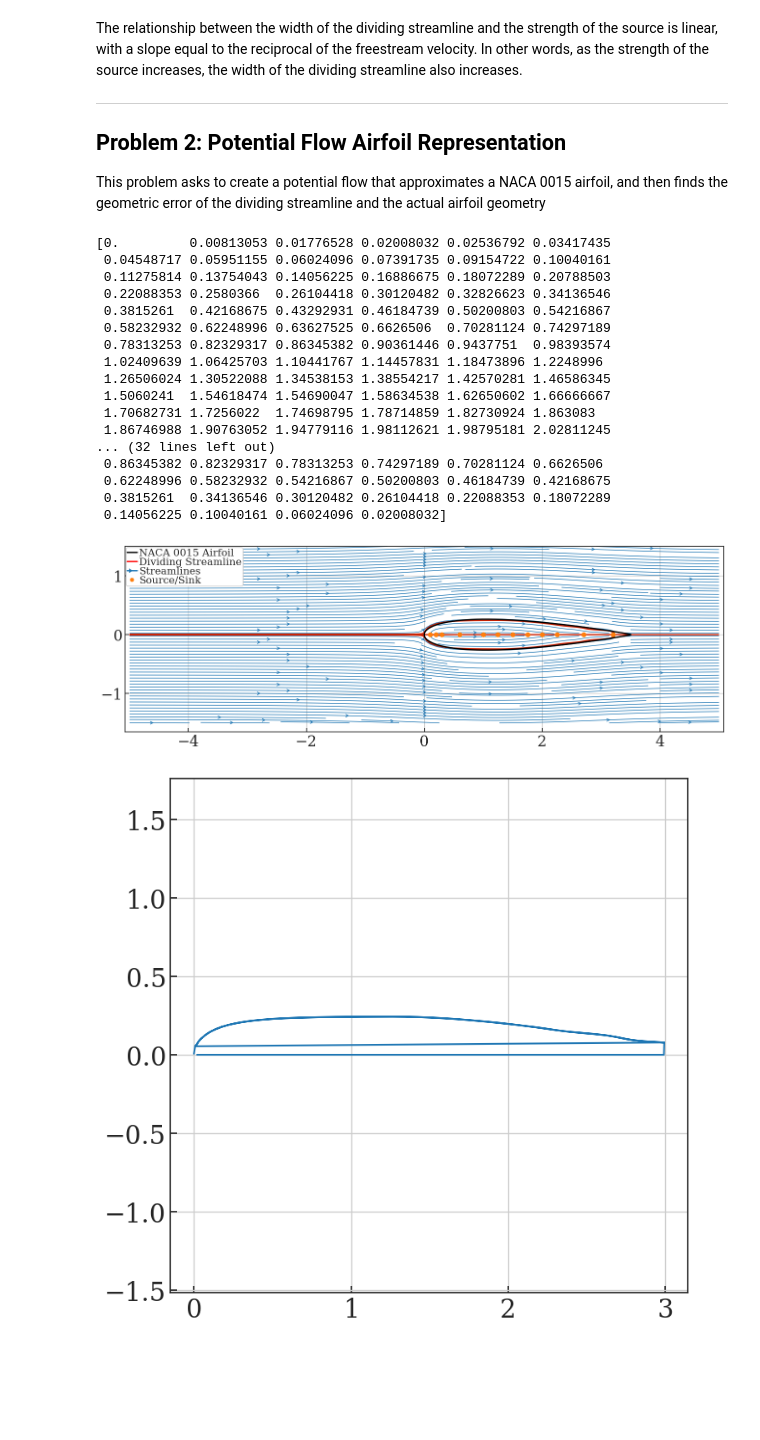
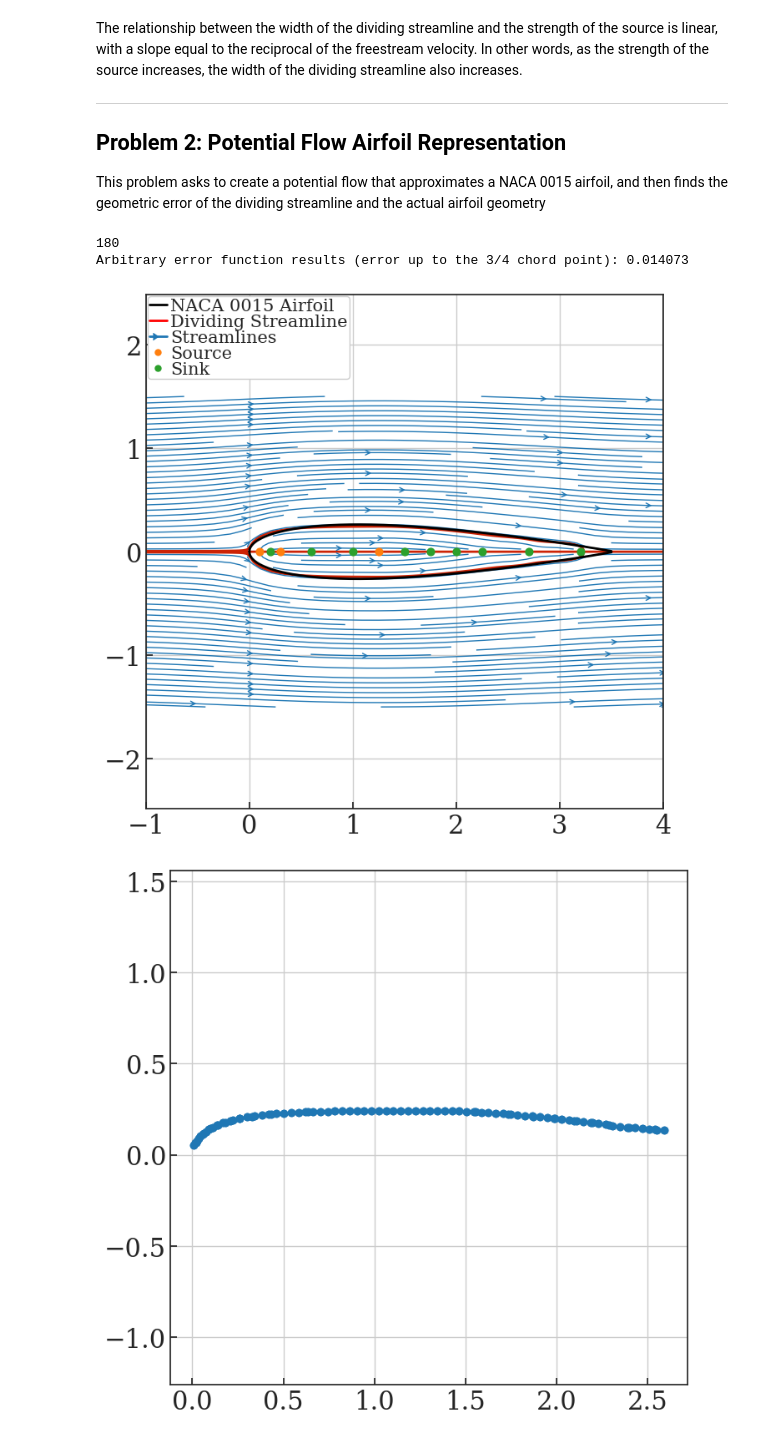
Before and after one commit to ndrichmond/EAE127, a Jupyter notebook: Project 2/EAE127_P2_Richmond_Nicholas.ipynb, the cells around one changed output. Drawn from its saved outputs; the diff is of its cells as text; code cells hidden in the pictures; blank space fills up the shorter version.

```diff
--- a/Project 2/EAE127_P2_Richmond_Nicholas.ipynb
+++ b/Project 2/EAE127_P2_Richmond_Nicholas.ipynb
@@ -377,7 +377,7 @@ U_Total = 0
 V_Total = 0
 psi_Total = 0
 
-Strengths = np.array([4.8, -0.4, 0.1, -.1, -.1, 0.3, -.4, -0.5, -0.6, -0.9, -1, -1.3])
+Strengths = np.array([4.8, -0.4, 0.1, -.1, -.1, 0.3, -.4, -0.5, -0.6, -0.8, -0.9, -1.5])
 x_loc = np.array([0.1, 0.2, 0.3, 0.6, 1, 1.25, 1.5, 1.75, 2, 2.25, 2.7, 3.2])
 y_loc = np.array([0, 0, 0, 0, 0, 0, 0, 0, 0, 0, 0, 0])
 
@@ -410,29 +410,36 @@ upperSurface = 3.5 * upperSurface
 lowerSurface = 3.5 * lowerSurface
 x_airfoil = x_airfoil * 3.5
 
-plt.figure(figsize=(16,5))
+plt.figure()
 plt.rc('legend',fontsize=15) #change legend size to accomodate large titles
 
 plt.streamplot(X, Y, U_Total, V_Total, density=2,linewidth=1, arrowsize=1, arrowstyle='->')
 plt.contour(X, Y, psi_Total, levels=[0], colors='#CD2305', linewidths=2, linestyles='solid',zorder = 1)
 
-for s in x_loc:
-    plt.scatter(s, y_source, color = colors[1], s = 40, marker ='o',zorder = 2)
+for i in range(len(x_loc)):
+    s = x_loc[i]
+    if Strengths[i] > 0:
+        plt.scatter(s, y_source, color = colors[1], s = 40, marker ='o',zorder = 2)
+    else:
+        plt.scatter(s, y_source, color = colors[2], s = 40, marker ='o',zorder = 2)
 
 plt.plot(x_airfoil,upperSurface,color = "black", linewidth = 2)
 plt.plot(x_airfoil,lowerSurface,color = "black", linewidth = 2)
 plt.axis("equal")
+plt.xlim(-1,4)
+plt.ylim(-1.5,1.5)
 
 line1 = mlines.Line2D([], [], color='black', linestyle='-', linewidth=2, label='NACA 0015 Airfoil')
 line2 = mlines.Line2D([], [], color='red', linestyle='-', linewidth=2, label='Dividing Streamline')
 line3 = mlines.Line2D([], [], color=colors[0], linestyle='-', linewidth=2, marker = 5, label='Streamlines')
-line4 = mlines.Line2D([], [], color=colors[1], linestyle='-', linewidth=0,marker = 'o',markersize = 5, label='Source/Sink')
+line4 = mlines.Line2D([], [], color=colors[1], linestyle='-', linewidth=0,marker = 'o',markersize = 5, label='Source')
+line5 = mlines.Line2D([], [], color=colors[2], linestyle='-', linewidth=0,marker = 'o',markersize = 5, label='Sink')
 
-plt.legend(handles = [line1,line2,line3,line4],loc="upper left",framealpha = 1);
+plt.legend(handles = [line1,line2,line3,line4,line5],loc="upper left",framealpha = 1);
 
 # (below function from supplement)
 # In order to extract the dividing streamline, we can use the following function.
-def collect_contour(X, Y, psi, xs = 0, xe = 3, af = 1):
+def collect_contour(X, Y, psi, xs = 0, xe = 2.625, af = 1):
     if af == 1:
         levels = 0
 
@@ -443,55 +450,60 @@ def collect_contour(X, Y, psi, xs = 0, xe = 3, af = 1):
 
     V = P.vertices
     x_coord = np.array(V[:,0])
     y_coord = np.array(V[:,1])
 
 
     # Now we would like to remove the coordinates that aren't relevant.
     # Since we are dealing with an airfoil, lets assume the airfoil begins at (0,0) for the leading edge.
     # You may need to adjust the valuye of xe depending on 3/4s of the chord.
     p = len(x_coord)
 
-    for i in range(p-1, 0, -1):
+    for i in range(p-1, -1, -1):
         if (x_coord[i] < xs) or (x_coord[i] > xe):
+            x_coord = np.delete(x_coord, i)
+            y_coord = np.delete(y_coord, i)
+
+    #remove the line going through the center of the airfoil
+    p = len(x_coord)
+    for i in range(p-1, -1, -1):
+        if (abs(y_coord[i]) < 0.0001):
             x_coord = np.delete(x_coord, i)
             y_coord = np.delete(y_coord, i)
 
     y_coord = abs(y_coord)
     return x_coord, y_coord
 
 # The above function will give the coordinates for your dividing streamline.
 # From here you should interpolate these coordinates to a new vector for x and then use the formula provided
 # In the problem statement to determine the error for each approximation.
 # The only inputs you need will be X, Y, and the stream function for you airfoil approximation. You should change
 # levels to be equal to 0 in the plt.contour() function within the collect_contour function.
 
 x_div, y_div = collect_contour(X, Y, psi_Total)
 
-x_div[0] = 0
-x = np.linspace(0,3.5,len(y_div))
+#plots the points to make sure I am not going crazy just yet
+plt.figure()
+plt.scatter(x_div,y_div)
+plt.axis("equal")
 
-print(x_div)
+
+error = 0
+errorGraph = np.empty(0)
+y_div = abs(y_div)
+print(len(x_div))
+for i in range(len(x_div)):
+    error += abs(y_div[i] - np.interp(x_div[i],x_airfoil,upperSurface))
+    errorGraph = np.append(errorGraph,abs(y_div[i] - np.interp(x_div[i],x_airfoil,upperSurface)))
 
 plt.figure()
-plt.plot(x_div,y_div)
-plt.axis("equal");
+plt.scatter(x_div,errorGraph)
+plt.title("Error as a function of x")
+plt.xlabel("x")
+plt.ylabel("Error")
+error *= 1/(len(x_div))
+print("Arbitrary error function results (error up to the 3/4 chord point): {:.6f}".format(error))
 # %% [output]
-[0.         0.00813053 0.01776528 0.02008032 0.02536792 0.03417435
- 0.04548717 0.05951155 0.06024096 0.07391735 0.09154722 0.10040161
- 0.11275814 0.13754043 0.14056225 0.16886675 0.18072289 0.20788503
- 0.22088353 0.2580366  0.26104418 0.30120482 0.32826623 0.34136546
- 0.3815261  0.42168675 0.43292931 0.46184739 0.50200803 0.54216867
- 0.58232932 0.62248996 0.63627525 0.6626506  0.70281124 0.74297189
- 0.78313253 0.82329317 0.86345382 0.90361446 0.9437751  0.98393574
- 1.02409639 1.06425703 1.10441767 1.14457831 1.18473896 1.2248996
- 1.26506024 1.30522088 1.34538153 1.38554217 1.42570281 1.46586345
- 1.5060241  1.54618474 1.54690047 1.58634538 1.62650602 1.66666667
- 1.70682731 1.7256022  1.74698795 1.78714859 1.82730924 1.863083
- 1.86746988 1.90763052 1.94779116 1.98112621 1.98795181 2.02811245
-... (32 lines left out)
- 0.86345382 0.82329317 0.78313253 0.74297189 0.70281124 0.6626506
- 0.62248996 0.58232932 0.54216867 0.50200803 0.46184739 0.42168675
- 0.3815261  0.34136546 0.30120482 0.26104418 0.22088353 0.18072289
- 0.14056225 0.10040161 0.06024096 0.02008032]
+180
+Arbitrary error function results (error up to the 3/4 chord point): 0.014073
-[figure, old version]
+[figure, new version]
-[figure, old version]
+[figure, new version]
```
Also changed, not shown: parts of 2 cells of this notebook.
